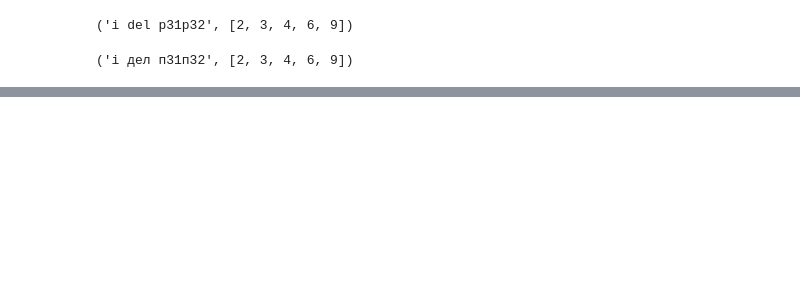
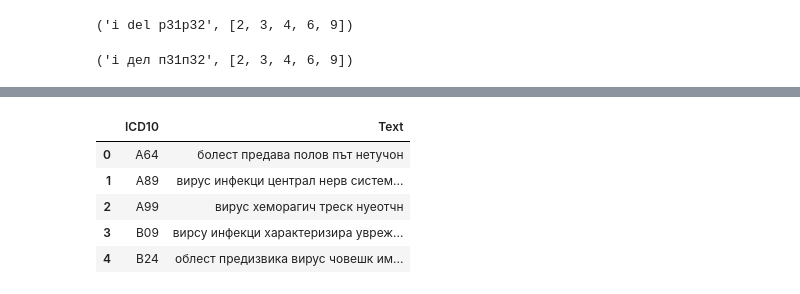
Before and after one commit to BorisVelichkov/icd10-slavic-multilingual-bert, a Jupyter notebook: notebooks/Prepare-Data-ICD10.ipynb, the cells around one changed output, grey strips where cells are left out. Saved outputs shown, nothing was run; the diff lists cells and outputs as text; code cells hidden in the pictures; blank space fills up the shorter version.

```diff
--- a/notebooks/Prepare-Data-ICD10.ipynb
+++ b/notebooks/Prepare-Data-ICD10.ipynb
@@ -566,3 +569,14 @@ test_df.to_csv('{0}test-4.csv'.format(BASE_PATH), sep=',', index=False, header=T
 groups_4sign_collapsed = new_augmented_df.groupby(PRED_CLASS).count().reset_index()
 groups_4sign_collapsed.columns= [LABEL_COLUMN, 'count']
 groups_4sign_collapsed.to_csv('{0}class-groups-collapsed-4.csv'.format(BASE_PATH), sep=',', index=False, header=True)
+# %%
+new_augmented_df = pd.read_csv('{0}dataset-augmented-4.csv'.format(BASE_PATH), header=0)
+# %%
+new_augmented_df.head()
+# %% [output]
+|  | ICD10 | Text |
+| 0 | A64 | болест предава полов път нетучон |
+| 1 | A89 | вирус инфекци централ нерв систем... |
+| 2 | A99 | вирус хеморагич треск нуеотчн |
+| 3 | B09 | вирсу инфекци характеризира увреж... |
+| 4 | B24 | облест предизвика вирус човешк им... |
```
Also changed, not shown: parts of 16 cells of this notebook, 10 other files.
